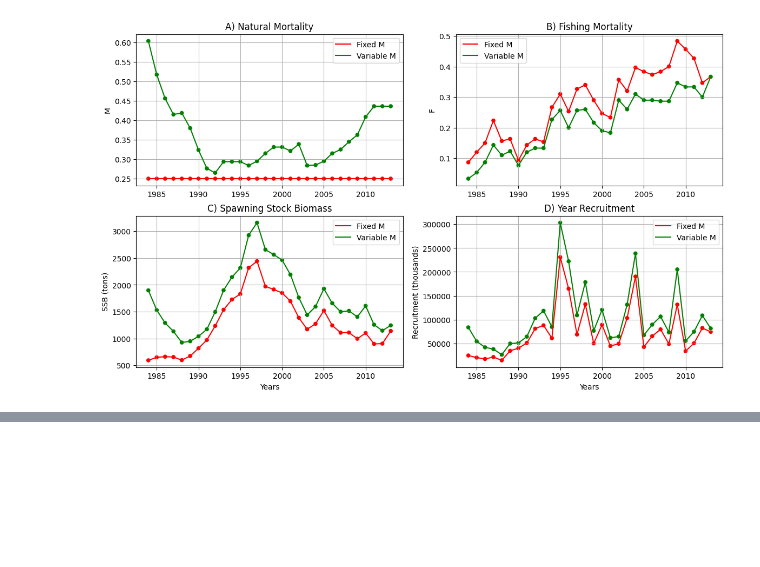
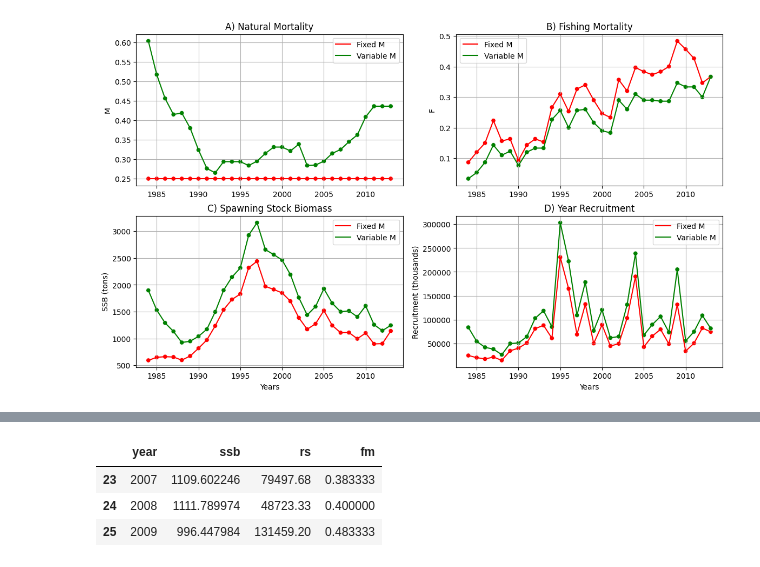
Before and after one commit to d2gex/fishery-analysis, a Jupyter notebook: src/python_R_qgis_samples.ipynb, the cells around one changed output, grey strips where cells are left out. Cells and saved outputs as stored; diff of their text form; code cells hidden in the pictures; blank space fills up the shorter version.

```diff
--- a/src/python_R_qgis_samples.ipynb
+++ b/src/python_R_qgis_samples.ipynb
@@ -731,0 +918,9 @@ for i in range(2):
+# %%
+# Show potential Blims around 1000 tonnes between 2008 and 2009
+s_r_df = fm_rs_ssb.reset_index(drop=True)
+s_r_df.loc[s_r_df['year'].isin([2007, 2008, 2009])]
+# %% [output]
+|  | year | ssb | rs | fm |
+| 23 | 2007 | 1109.602246 | 79497.68 | 0.383333 |
+| 24 | 2008 | 1111.789974 | 48723.33 | 0.400000 |
+| 25 | 2009 | 996.447984 | 131459.20 | 0.483333 |
```
Also changed, not shown: parts of 6 cells of this notebook.
